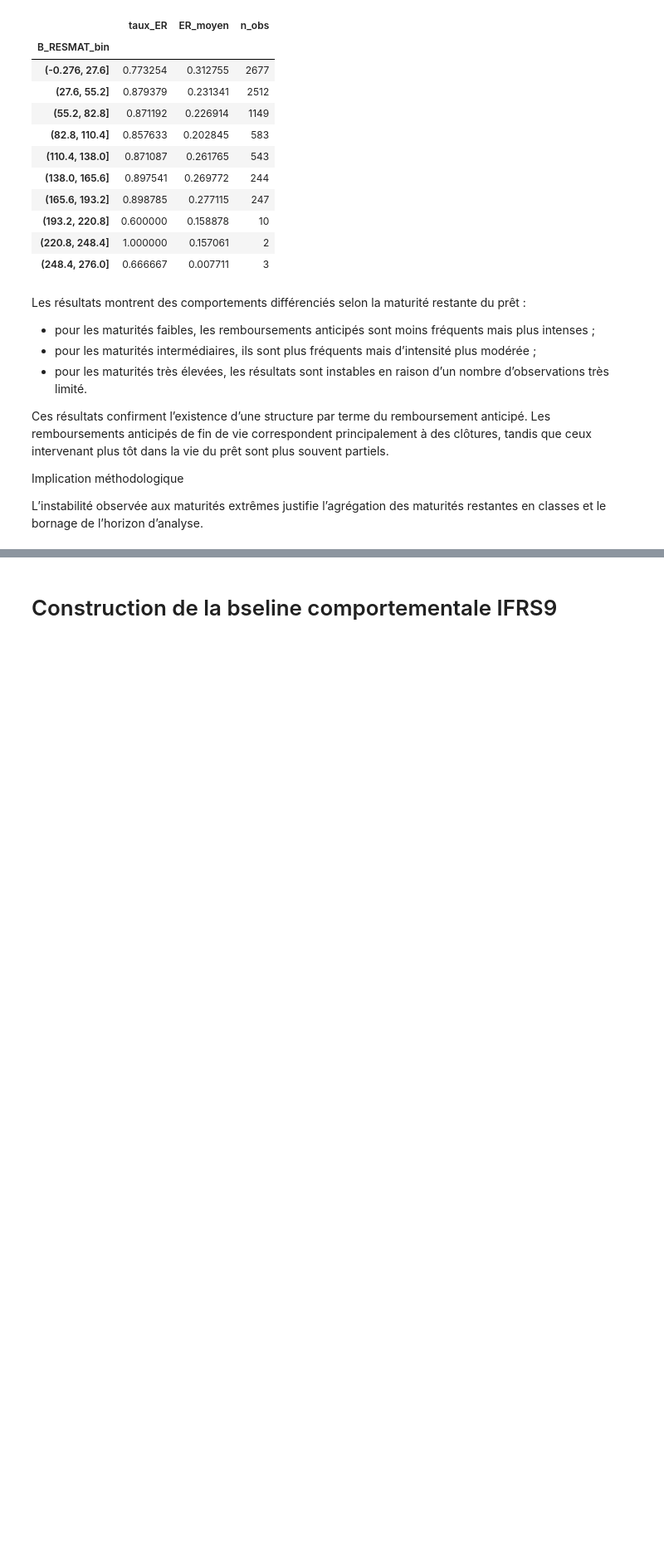
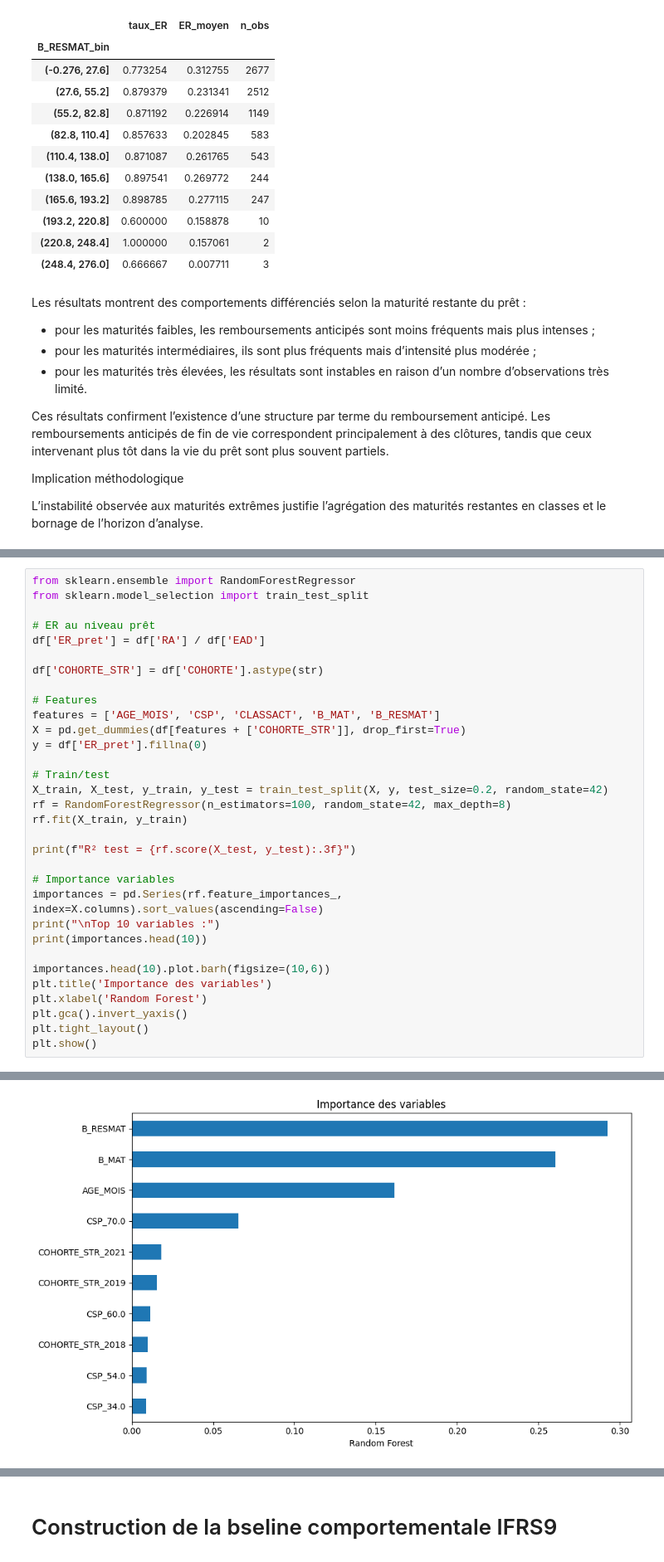
Before and after one commit to Endoresuu/PFE, a Jupyter notebook: reprise.ipynb, the cells around one changed output, grey strips where cells are left out. Shown at 83% size. Drawn from its saved outputs; the diff is of its cells as text; blank space fills up the shorter version.

```diff
--- a/reprise.ipynb
+++ b/reprise.ipynb
@@ -502,0 +769,33 @@ L’instabilité observée aux maturités extrêmes justifie l’agrégation des
+# %%
+from sklearn.ensemble import RandomForestRegressor
+from sklearn.model_selection import train_test_split
+
+# ER au niveau prêt
+df['ER_pret'] = df['RA'] / df['EAD']
+
+df['COHORTE_STR'] = df['COHORTE'].astype(str)
+
+# Features
+features = ['AGE_MOIS', 'CSP', 'CLASSACT', 'B_MAT', 'B_RESMAT']
+X = pd.get_dummies(df[features + ['COHORTE_STR']], drop_first=True)
+y = df['ER_pret'].fillna(0)
+
+# Train/test
+X_train, X_test, y_train, y_test = train_test_split(X, y, test_size=0.2, random_state=42)
+rf = RandomForestRegressor(n_estimators=100, random_state=42, max_depth=8)
+rf.fit(X_train, y_train)
+
+print(f"R² test = {rf.score(X_test, y_test):.3f}")
+
+# Importance variables
+importances = pd.Series(rf.feature_importances_, index=X.columns).sort_values(ascending=False)
+print("\nTop 10 variables :")
+print(importances.head(10))
+
+importances.head(10).plot.barh(figsize=(10,6))
+plt.title('Importance des variables')
+plt.xlabel('Random Forest')
+plt.gca().invert_yaxis()
+plt.tight_layout()
+plt.show()
+# %% [output]
@@ -502,0 +816 @@ L’instabilité observée aux maturités extrêmes justifie l’agrégation des
+[figure, added]
```
Also changed, not shown: parts of 31 cells of this notebook, 6 other files.
